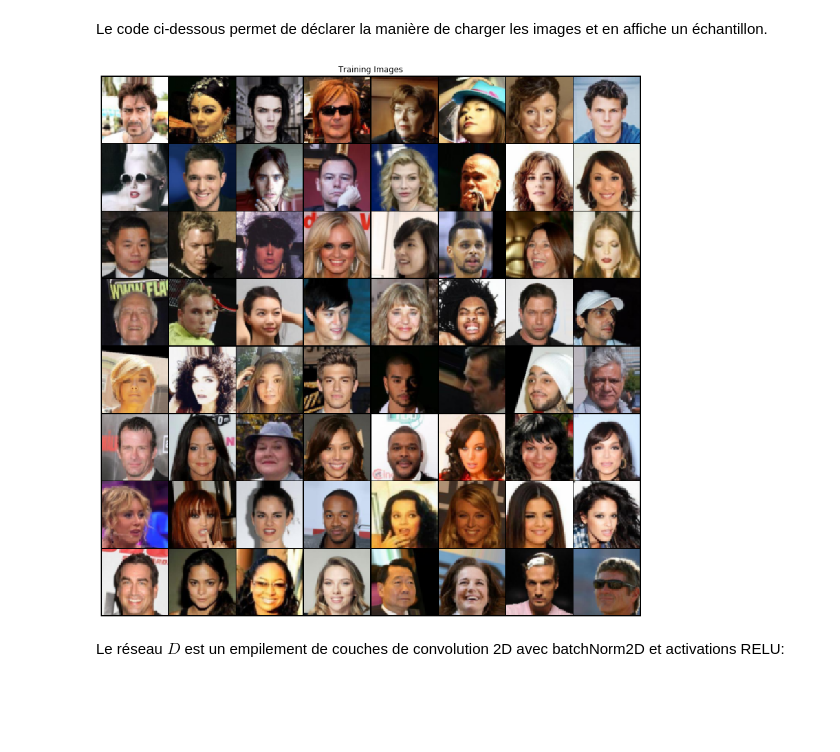
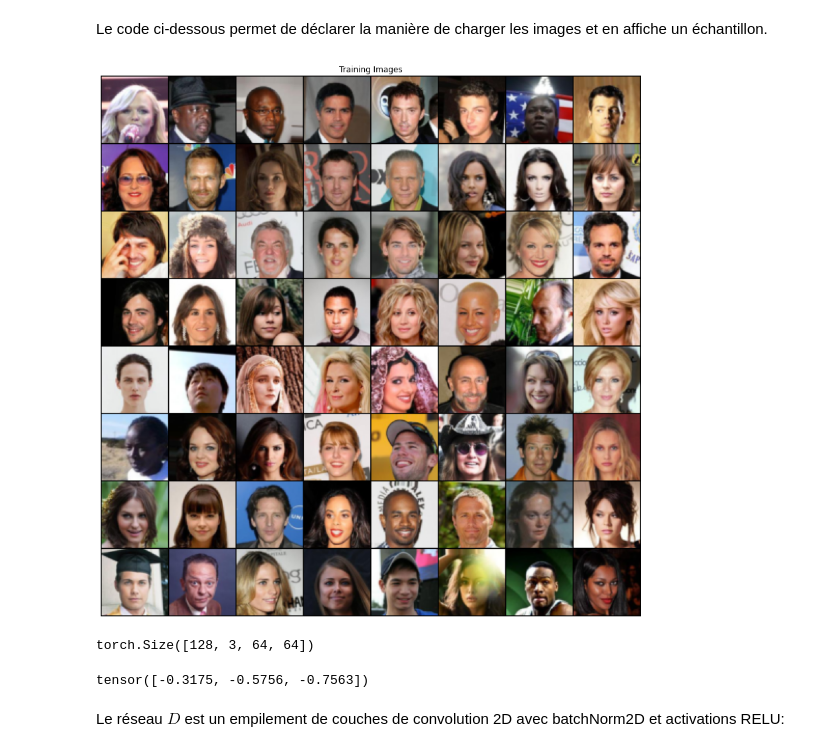
Before and after one commit to YunfeiZHAO/m2a_sorbonne, a Jupyter notebook: TP/RLD/TP09/TME9.ipynb, the cells around one changed output. Cells and saved outputs as stored; diff of their text form; code cells hidden in the pictures; blank space fills up the shorter version.

```diff
--- a/TP/RLD/TP09/TME9.ipynb
+++ b/TP/RLD/TP09/TME9.ipynb
@@ -94,37 +106,44 @@ Le code ci-dessous permet de déclarer la manière de charger les images et en a
 # %%
 import matplotlib.pyplot as plt
 import os
-
-
 
 seed=0
 torch.manual_seed(seed)
 np.random.seed(seed)
 device=0
 if device>=0 and torch.cuda.is_available():
   cudnn.benchmark = True
   torch.cuda.device(device)
   torch.cuda.manual_seed(seed)
 else:
   device=-1
 
 batch_size = 128
 workers = 2
 
 dataloader = torch.utils.data.DataLoader(dataset, batch_size=batch_size,
                                          shuffle=True, num_workers=workers)
 
 # Affichage de quelques images
 real_batch = next(iter(dataloader)) #real_batch est une liste de 2 tenseurs où le 1er correspond aux images, les second correspond aux labels (ici 0 partout)
 
 plt.figure(figsize=(15,15))
 plt.axis("off")
 plt.title("Training Images")
 plt.imshow(np.transpose(vutils.make_grid(real_batch[0].to(device)[:64], padding=1, normalize=True).cpu(),(1,2,0)))
-os.makedirs("drive/My Drive/genFaces",exist_ok=True)
-plt.savefig("drive/My Drive/genFaces/train.png" ) # Pour sauvegarder l'image sur votre Google Drive
+os.makedirs("./genFaces",exist_ok=True)
+plt.savefig("./genFaces/train.png" ) # Pour sauvegarder l'image sur votre Google Drive
 # %% [output]
-[figure, old version]
+[figure, new version]
+# %%
+real_batch = next(iter(dataloader))
+real_batch[0].size()
+# %% [output]
+torch.Size([128, 3, 64, 64])
+# %%
+real_batch[0][0].mean((1,2))
+# %% [output]
+tensor([-0.3175, -0.5756, -0.7563])
 # %% [markdown]
 Le réseau $D$ est un empilement de couches de convolution 2D avec batchNorm2D et activations RELU:
 # %%
```
Also changed, not shown: parts of 7 cells of this notebook, 28 other files.
